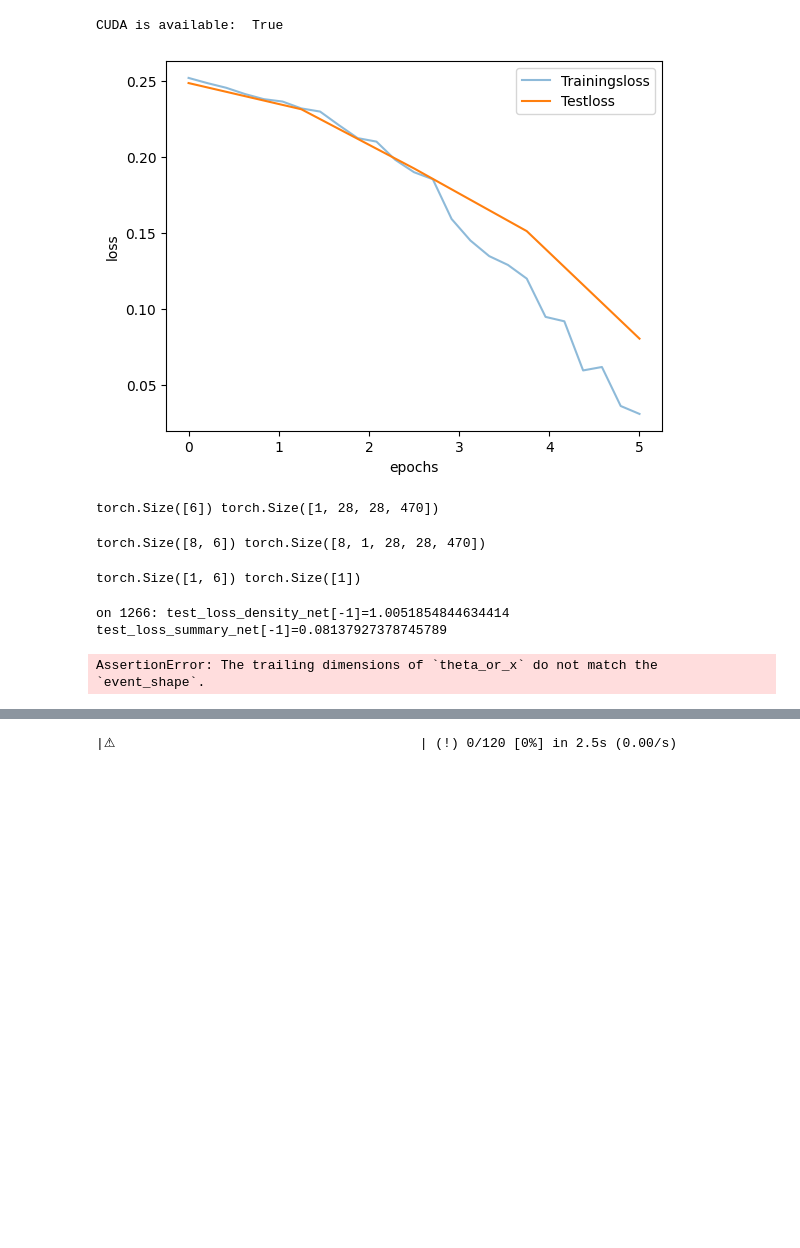
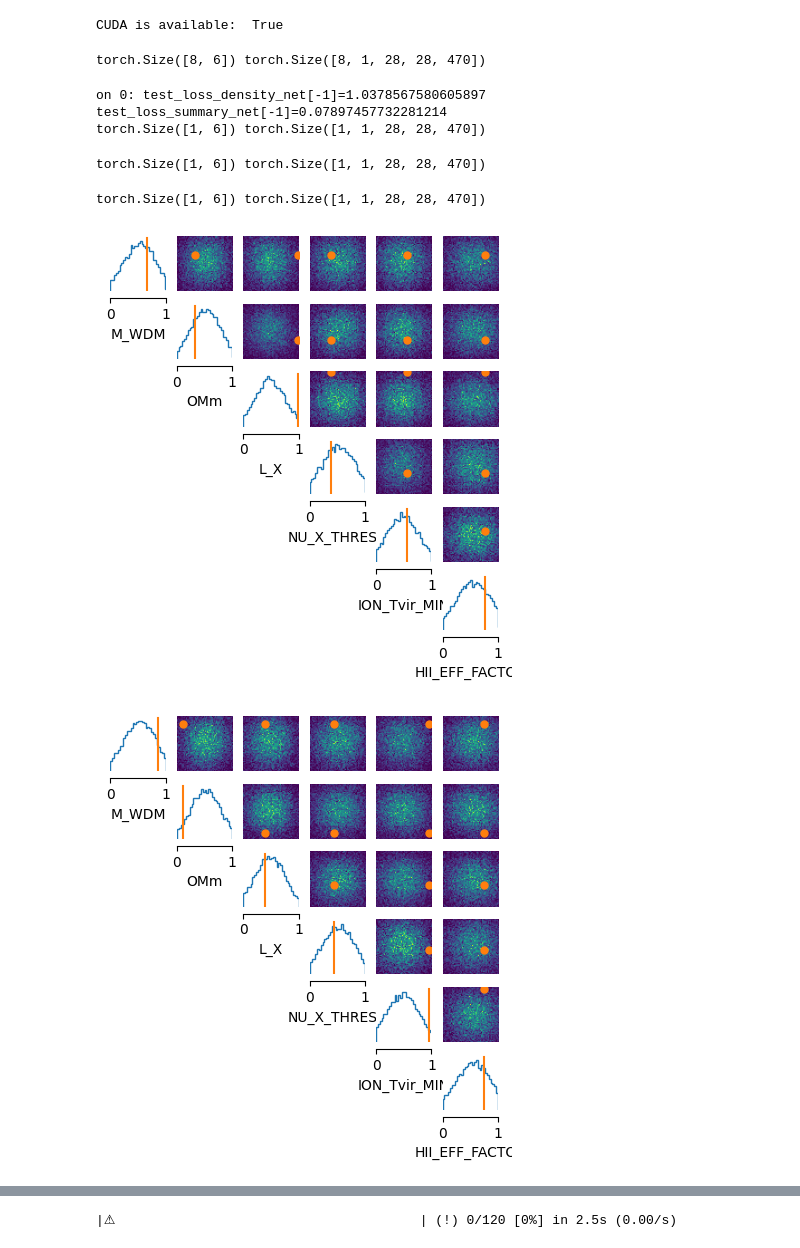
Before and after one commit to astro-ML/21cm-sbi, a Jupyter notebook: runner.ipynb, the cells around one changed output, grey strips where cells are left out. Saved outputs shown, nothing was run; the diff lists cells and outputs as text; code cells hidden in the pictures; blank space fills up the shorter version.

```diff
--- a/runner.ipynb
+++ b/runner.ipynb
@@ -47,27 +15,7 @@ model = ModelHandler(Model = Summary_net_lc_super_smol,
-# %%
-
-# train
-model.train(
-    epochs=epochs,
-    optimizer=optimizer(
-        model.Model.parameters(),
-        **optimizer_params),
-        lossf=loss(**loss_params))
-
-# test
-#model.test(Validation_data = test_dataloader, Model = model.Model, lossf=loss(**loss_params))
-# %% [output]
-[figure, removed]
-# %%
-for x,y,_ in dataset_test:
-    print(x.shape, y.shape)
-    break
-# %% [output]
-torch.Size([6]) torch.Size([1, 28, 28, 470])
 # %%
 # hyperparams
 data_path = "/home/deck/Documents/masterstuff/data/datax5/"
-batch_size = 8
+batch_size = 32
 epochs = 120
 train_test_data_ration = 0.9
 
@@ -101,9 +49,9 @@ test_data = DataHandler(path=data_path, prefix="batch_",
                          split = train_test_data_ration, training_data = False,
                          apply_norm=True, norm_range=norm_range, augmentation_probability=0)
 # import data to torch dataloader
-train_dataloader = DataLoader(train_data, batch_size=batch_size, shuffle=True,
+train_dataloader = DataLoader(train_data, batch_size=batch_size, shuffle=True, drop_last=True,
                               num_workers = 2, pin_memory = True, prefetch_factor=2)
-test_dataloader = DataLoader(test_data, batch_size=batch_size, shuffle=False,
+test_dataloader = DataLoader(test_data, batch_size=batch_size, shuffle=False, drop_last=True,
                              num_workers = 2, pin_memory = True, prefetch_factor=2)
 
 # init model
@@ -160,33 +108,40 @@ density_net, summary_net, statistics = inference.train(train_dataloader=train_da
                                     optimizer_parameter=optimizer_params,
                                     summary_net=model.Model,
                                     train_summary_net_freezed_rounds=50,
                                     stop_after_epochs=10,
                                     max_num_epochs=0,
                                     clip_max_norm=None)
 
 # sample the posterior using the first 3 parameters from the testset
 posterior = inference.build_posterior(density_net, prior=prior)
 
 for i in range(3):
 
     #idx = np.random.randint(0,x.shape[0])
     idx = i
     y,x,_ = test_dataloader.dataset.__getitem__(i)
+    y,x = y.unsqueeze(0), x.unsqueeze(0)
+    print(y.shape, x.shape)
 
     x = x.to(device)
+
+    x = summary_net(x)
 
     posterior_samples = posterior.sample((10000,), x=x).to('cpu')
 
     # plot posterior samples
     fig, ax = analysis.pairplot(
         posterior_samples, limits=[[0, 1],[0, 1],[0, 1],[0, 1],[0, 1],[0, 1],], figsize=(5, 5),
         labels = ["M_WDM", "OMm", "L_X", "NU_X_THRESH", "ION_Tvir_MIN", "HII_EFF_FACTOR"],
         points= y
 
     )
 
     fig.savefig(f"./NPE_{i}.png", dpi=300)
 # %% [output]
-torch.Size([1, 6]) torch.Size([1])
+on 0: test_loss_density_net[-1]=1.0378567580605897 test_loss_summary_net[-1]=0.07897457732281214
+torch.Size([1, 6]) torch.Size([1, 1, 28, 28, 470])
-on 1266: test_loss_density_net[-1]=1.0051854844634414 test_loss_summary_net[-1]=0.08137927378745789
+torch.Size([1, 6]) torch.Size([1, 1, 28, 28, 470])
-AssertionError: The trailing dimensions of `theta_or_x` do not match the `event_shape`.
+torch.Size([1, 6]) torch.Size([1, 1, 28, 28, 470])
+[figure, added]
+[figure, added]
```
Also changed, not shown: parts of 13 cells of this notebook, 1 other file.
